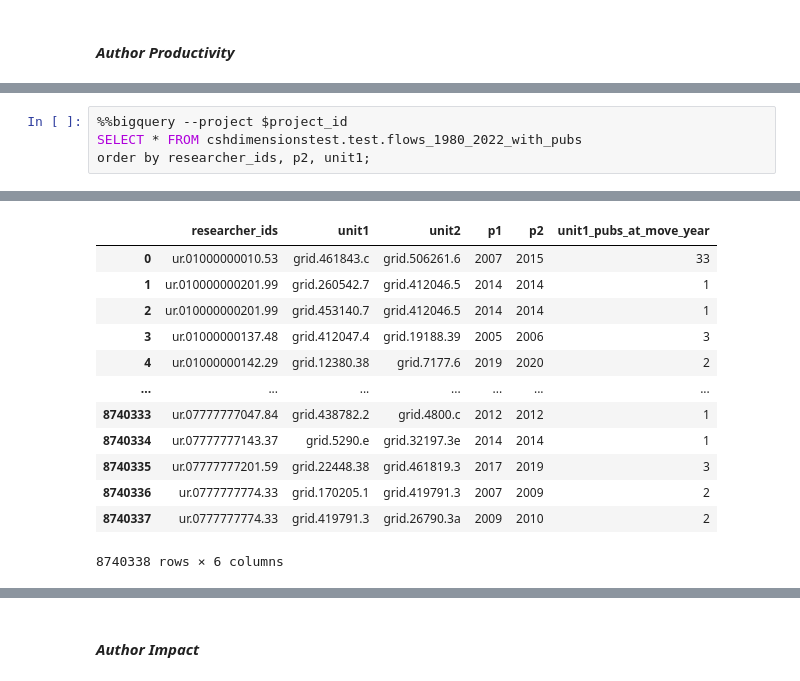
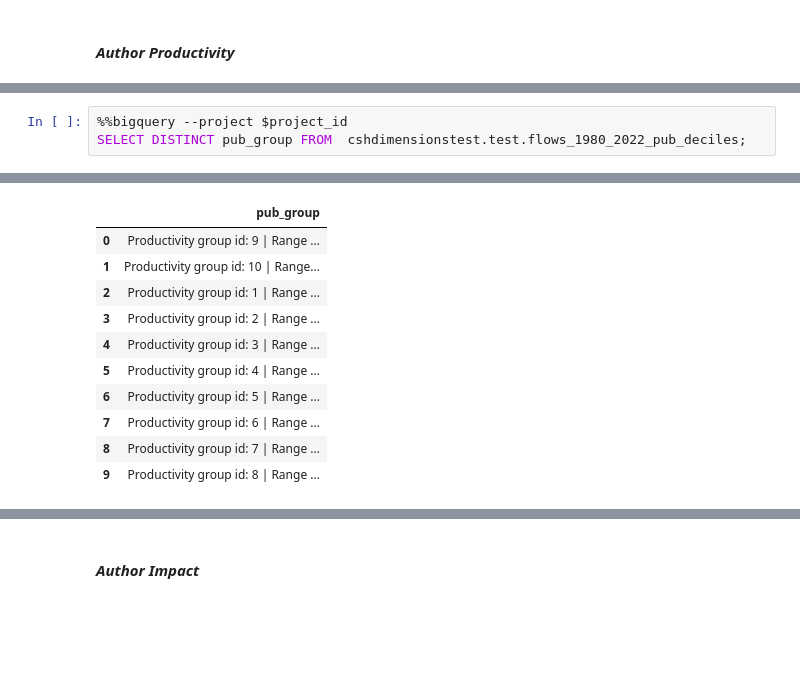
Before and after one commit to complexity-science-hub/SciFlows, a Jupyter notebook: Flows_1980_2022_first_level_for.ipynb, the cells around one changed output, grey strips where cells are left out. Saved outputs shown, nothing was run; the diff lists cells and outputs as text; blank space fills up the shorter version.

```diff
--- a/Flows_1980_2022_first_level_for.ipynb
+++ b/Flows_1980_2022_first_level_for.ipynb
@@ -1478,5 +1697,4 @@ order by a.researcher_ids, p1, p2, a.unit1, a.unit2
 # %%
 %%bigquery --project $project_id
-SELECT * FROM cshdimensionstest.test.flows_1980_2022_with_pubs
-order by researcher_ids, p2, unit1;
+SELECT DISTINCT pub_group FROM  cshdimensionstest.test.flows_1980_2022_pub_deciles;
 # %% [output]
@@ -1484,13 +1701,11 @@ Warning: total number of rows (8740338) exceeds max_rows (20000). Falling back t
-|  | researcher_ids | unit1 | unit2 | p1 | p2 | unit1_pubs_at_move_year |
-| 0 | ur.01000000010.53 | grid.461843.c | grid.506261.6 | 2007 | 2015 | 33 |
-| 1 | ur.010000000201.99 | grid.260542.7 | grid.412046.5 | 2014 | 2014 | 1 |
-| 2 | ur.010000000201.99 | grid.453140.7 | grid.412046.5 | 2014 | 2014 | 1 |
-| 3 | ur.01000000137.48 | grid.412047.4 | grid.19188.39 | 2005 | 2006 | 3 |
-| 4 | ur.01000000142.29 | grid.12380.38 | grid.7177.6 | 2019 | 2020 | 2 |
-| ... | ... | ... | ... | ... | ... | ... |
-| 8740333 | ur.07777777047.84 | grid.438782.2 | grid.4800.c | 2012 | 2012 | 1 |
-| 8740334 | ur.07777777143.37 | grid.5290.e | grid.32197.3e | 2014 | 2014 | 1 |
-| 8740335 | ur.07777777201.59 | grid.22448.38 | grid.461819.3 | 2017 | 2019 | 3 |
-| 8740336 | ur.0777777774.33 | grid.170205.1 | grid.419791.3 | 2007 | 2009 | 2 |
-| 8740337 | ur.0777777774.33 | grid.419791.3 | grid.26790.3a | 2009 | 2010 | 2 |
+|  | pub_group |
+| 0 | Productivity group id: 9 | Range ... |
+| 1 | Productivity group id: 10 | Range... |
+| 2 | Productivity group id: 1 | Range ... |
+| 3 | Productivity group id: 2 | Range ... |
+| 4 | Productivity group id: 3 | Range ... |
+| 5 | Productivity group id: 4 | Range ... |
+| 6 | Productivity group id: 5 | Range ... |
+| 7 | Productivity group id: 6 | Range ... |
+| 8 | Productivity group id: 7 | Range ... |
+| 9 | Productivity group id: 8 | Range ... |
-8740338 rows × 6 columns
```
Also changed, not shown: parts of 41 cells of this notebook.
